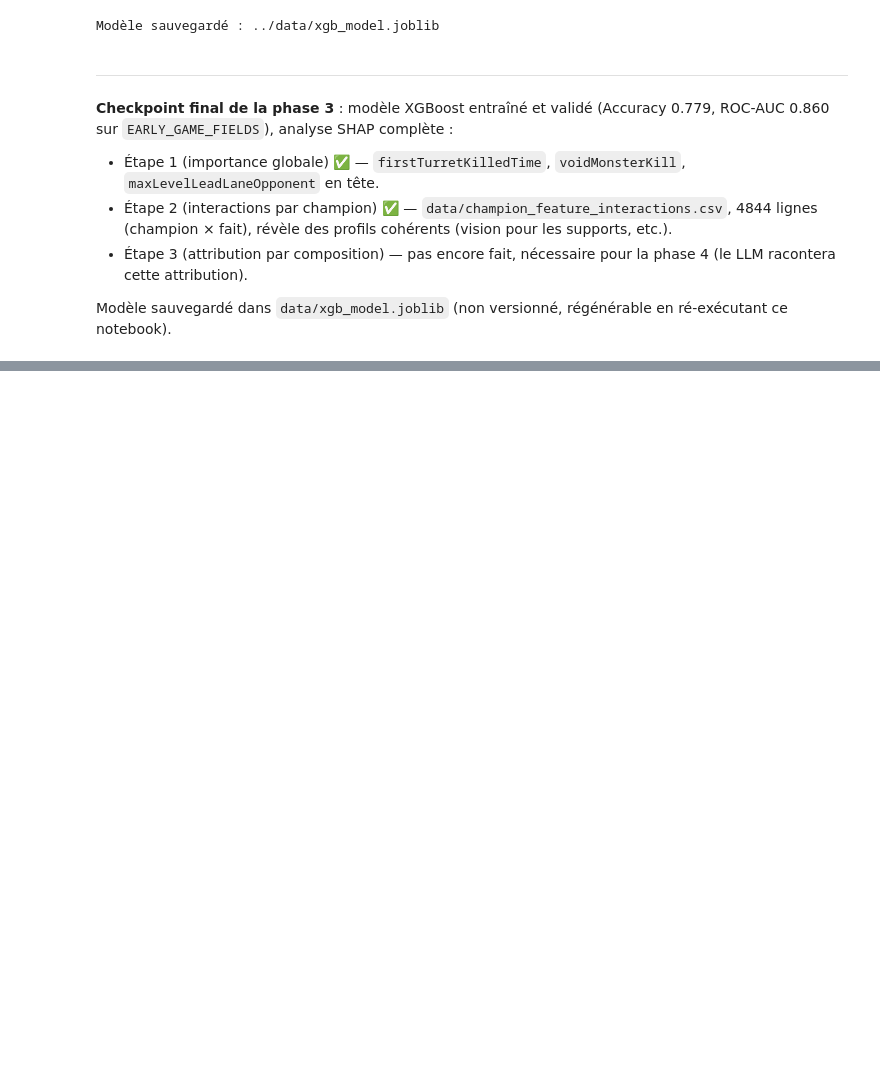
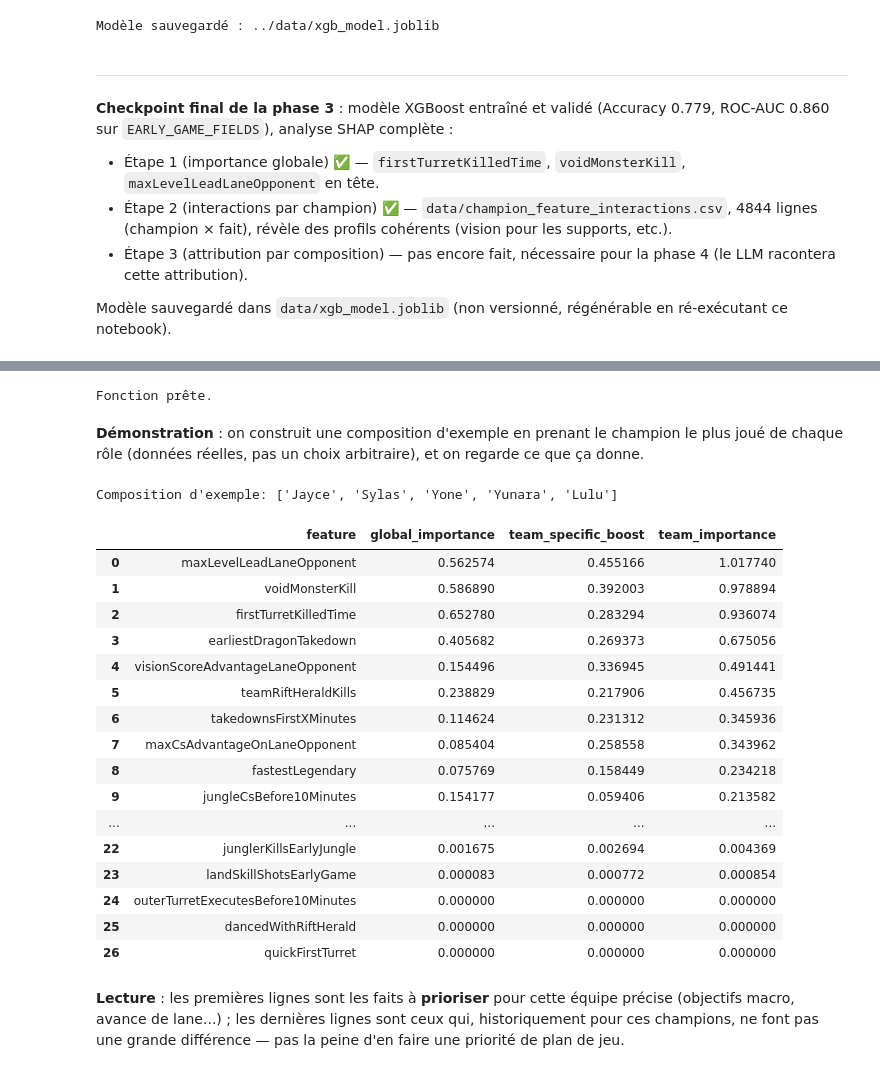
Before and after one commit to mimouniahmed/LOL-assistant, a Jupyter notebook: notebooks/03_model_training.ipynb, the cells around one changed output, grey strips where cells are left out. Cells and saved outputs as stored; diff of their text form; code cells hidden in the pictures; blank space fills up the shorter version.

```diff
--- a/notebooks/03_model_training.ipynb
+++ b/notebooks/03_model_training.ipynb
@@ -860,0 +888,63 @@ Modèle sauvegardé dans `data/xgb_model.joblib` (non versionné, régénérable
+# %%
+def composition_fact_ranking(champions):
+    """champions : liste de 5 noms de champions (une équipe). Renvoie un classement des faits de jeu
+    par importance estimée pour cette équipe précise (global + interactions spécifiques aux champions)."""
+    rows = []
+    for feat in early_cols:  # seuls les faits numériques sont des leviers actionnables (pas champion/role eux-mêmes)
+        base = global_importance.get(feat, 0.0)
+        boost = 0.0
+        for champ in champions:
+            match = champion_interaction_df[
+                (champion_interaction_df["champion"] == champ) & (champion_interaction_df["feature"] == feat)
+            ]
+            if not match.empty:
+                boost += match["mean_abs_interaction"].iloc[0]
+        rows.append({
+            "feature": feat,
+            "global_importance": base,
+            "team_specific_boost": boost,
+            "team_importance": base + boost,
+        })
+    return pd.DataFrame(rows).sort_values("team_importance", ascending=False).reset_index(drop=True)
+
+
+print("Fonction prête.")
+# %% [output]
+Fonction prête.
+# %% [markdown]
+**Démonstration** : on construit une composition d'exemple en prenant le champion le plus joué de chaque rôle (données réelles, pas un choix arbitraire), et on regarde ce que ça donne.
+# %%
+demo_team = []
+for role in ["TOP", "JUNGLE", "MIDDLE", "BOTTOM", "UTILITY"]:
+    top_champ = (
+        champion_summary[champion_summary["primary_role"] == role]
+        .sort_values("games_played", ascending=False)
+        .iloc[0]["champion"]
+    )
+    demo_team.append(top_champ)
+
+print("Composition d'exemple:", demo_team)
+
+ranking = composition_fact_ranking(demo_team)
+ranking
+# %% [output]
+Composition d'exemple: ['Jayce', 'Sylas', 'Yone', 'Yunara', 'Lulu']
+|  | feature | global_importance | team_specific_boost | team_importance |
+| 0 | maxLevelLeadLaneOpponent | 0.562574 | 0.455166 | 1.017740 |
+| 1 | voidMonsterKill | 0.586890 | 0.392003 | 0.978894 |
+| 2 | firstTurretKilledTime | 0.652780 | 0.283294 | 0.936074 |
+| 3 | earliestDragonTakedown | 0.405682 | 0.269373 | 0.675056 |
+| 4 | visionScoreAdvantageLaneOpponent | 0.154496 | 0.336945 | 0.491441 |
+| 5 | teamRiftHeraldKills | 0.238829 | 0.217906 | 0.456735 |
+| 6 | takedownsFirstXMinutes | 0.114624 | 0.231312 | 0.345936 |
+| 7 | maxCsAdvantageOnLaneOpponent | 0.085404 | 0.258558 | 0.343962 |
+| 8 | fastestLegendary | 0.075769 | 0.158449 | 0.234218 |
+| 9 | jungleCsBefore10Minutes | 0.154177 | 0.059406 | 0.213582 |
+| ... | ... | ... | ... | ... |
+| 22 | junglerKillsEarlyJungle | 0.001675 | 0.002694 | 0.004369 |
+| 23 | landSkillShotsEarlyGame | 0.000083 | 0.000772 | 0.000854 |
+| 24 | outerTurretExecutesBefore10Minutes | 0.000000 | 0.000000 | 0.000000 |
+| 25 | dancedWithRiftHerald | 0.000000 | 0.000000 | 0.000000 |
+| 26 | quickFirstTurret | 0.000000 | 0.000000 | 0.000000 |
+# %% [markdown]
+**Lecture** : les premières lignes sont les faits à **prioriser** pour cette équipe précise (objectifs macro, avance de lane...) ; les dernières lignes sont ceux qui, historiquement pour ces champions, ne font pas une grande différence — pas la peine d'en faire une priorité de plan de jeu.
```
Also changed, not shown: parts of 7 cells of this notebook, 1 other file.
